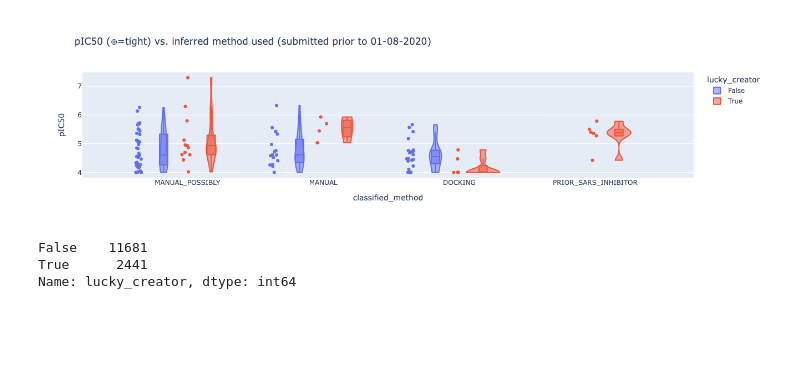
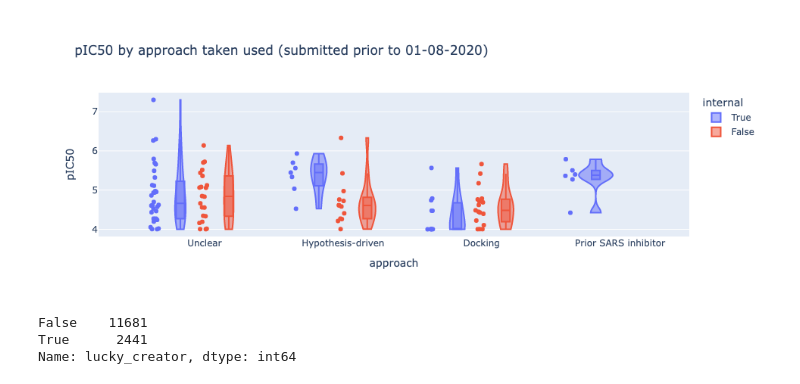
Before and after one commit to matteoferla/COVID-Moonshot-metadata-analysis, a Jupyter notebook: methods.ipynb, the cells around one changed output. Drawn from its saved outputs; the diff is of its cells as text; code cells hidden in the pictures; blank space fills up the shorter version.

```diff
--- a/methods.ipynb
+++ b/methods.ipynb
@@ -7,7 +7,7 @@ _m = pd.read_pickle('moonshot_submissions.p')
 moonshot = _m.loc[_m.okay][['CID (canonical)','CID_group', 'old_index', 'clean_creator', 'SMILES', 'new_smiles',
                            'fragments', 'xcode', 'Structure ID', 'xcode','site_name', 'pdb_entry',
                             'ORDERED', 'MADE', 'ASSAYED', 'in_fragalysis',
-                            'IC50', 'pIC50',
+                            'IC50', 'pIC50', 'prior', 'internal',
                            'submission_date', 'inferred_submission_date', 'order_date', 'shipment_date',
                            'description', 'initial_screen',
                            'N_creator_submission', 'N_submission_group', 'resubmitted',
@@ -24,13 +24,18 @@ moonshot['pIC50'] = moonshot.IC50.apply(lambda i: -np.log10(i) + 6)
 for j, i in enumerate(moonshot.index[moonshot.initial_screen]):
     moonshot.at[i, 'CID_group'] = f'DSi-poised-{j}'
 
-# This set is some cryptic housekeeping by Aaron Morris
-for  i in moonshot.index[moonshot.classified_method == 'INITIAL']:
-    moonshot.at[i, 'classified_method'] = 'UNKNOWN'
+# double tap!
+for k, v in moonshot.prior.items():
+    if v:
+        moonshot.at[k, 'approach'] = 'Prior SARS inhibitor'
 
-moonshot['lucky_creator'] = moonshot.clean_creator.isin(['Matthew Robinson', 'Alpha Lee', 'Aaron Morris', 'DSi-Poised Library',
-                                                         'Nir London', 'Lori Ferrins', 'Ruby Pai' 'Jin Pan', 'Aaron Keeley',
-                                                         'Steven Verhelst', 'Anna Cederbalk', 'UNK UNK', 'UNK Cyclica',
-                                                         'Redesign Science', 'Rodolfo Do Couto Maia', 'Dana Ferraris',
-                                                         'Juan Salamanca Viloria'])
+moonshot['approach'] = moonshot.classified_method.map(dict(
+                                    MANUAL_POSSIBLY='Unclear',
+                                    DOCKING='Docking',
+                                    MANUAL='Hypothesis-driven',
+                                    FEP='FEP',
+                                    PRIOR_SARS_INHIBITOR='Prior SARS inhibitor',
+                                    STARTING_LIBRARY='Starting library',
+                                   )
+                              )
 # %%
@@ -96,19 +101,26 @@ fig
+# %%
+moonshot['category'] = moonshot.internal.map({True: 'Core', False: 'External'})
+moonshot['short'] = moonshot.description.str.slice(0,50)
 # %%
+from datetime import datetime
+
 date_cutoff = datetime(2020, 8, 1)
 
 subbed = moonshot.loc[~moonshot.classified_method.isin(['STARTING_LIBRARY', 'UNKNOWN']) & \
                       (moonshot.submission_date < date_cutoff) & (moonshot.shipment_date < date_cutoff)
                      ]
 fig = px.violin(subbed,
-                title=f'pIC50 ({chr(0x2295)}=tight) vs. inferred method used (submitted prior to {date_cutoff.strftime("%d-%m-%Y")})',
-                y='pIC50', x='classified_method',
-               color='lucky_creator',
+                title=f'pIC50 by approach taken used (submitted prior to {date_cutoff.strftime("%d-%m-%Y")})',
+                y='pIC50', x='approach',
+               color='internal',
+                hover_data=['CID (canonical)', 'clean_creator', 'shipment_date', 'site_name', 'short'],
                box=True,
                points='all')
 fig.update_traces(spanmode = 'hard')
+fig.write_image("methodology_vio.jpg")
 fig
 # %% [output]
-[figure, old version]
+[figure, new version]
 # %%
 moonshot.lucky_creator.value_counts()
 # %% [output]
```
Also changed, not shown: parts of 4 cells of this notebook, 7 other files.
